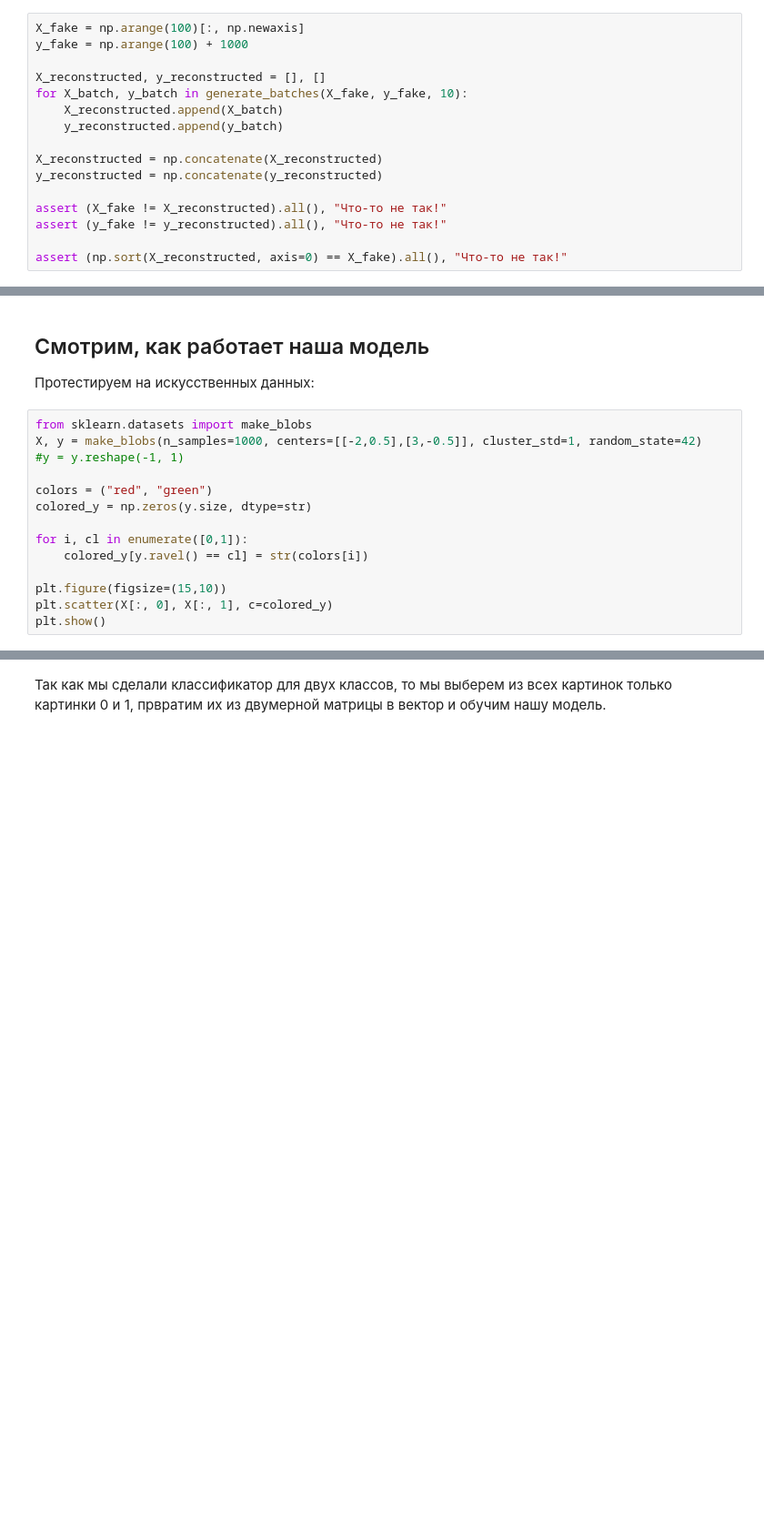
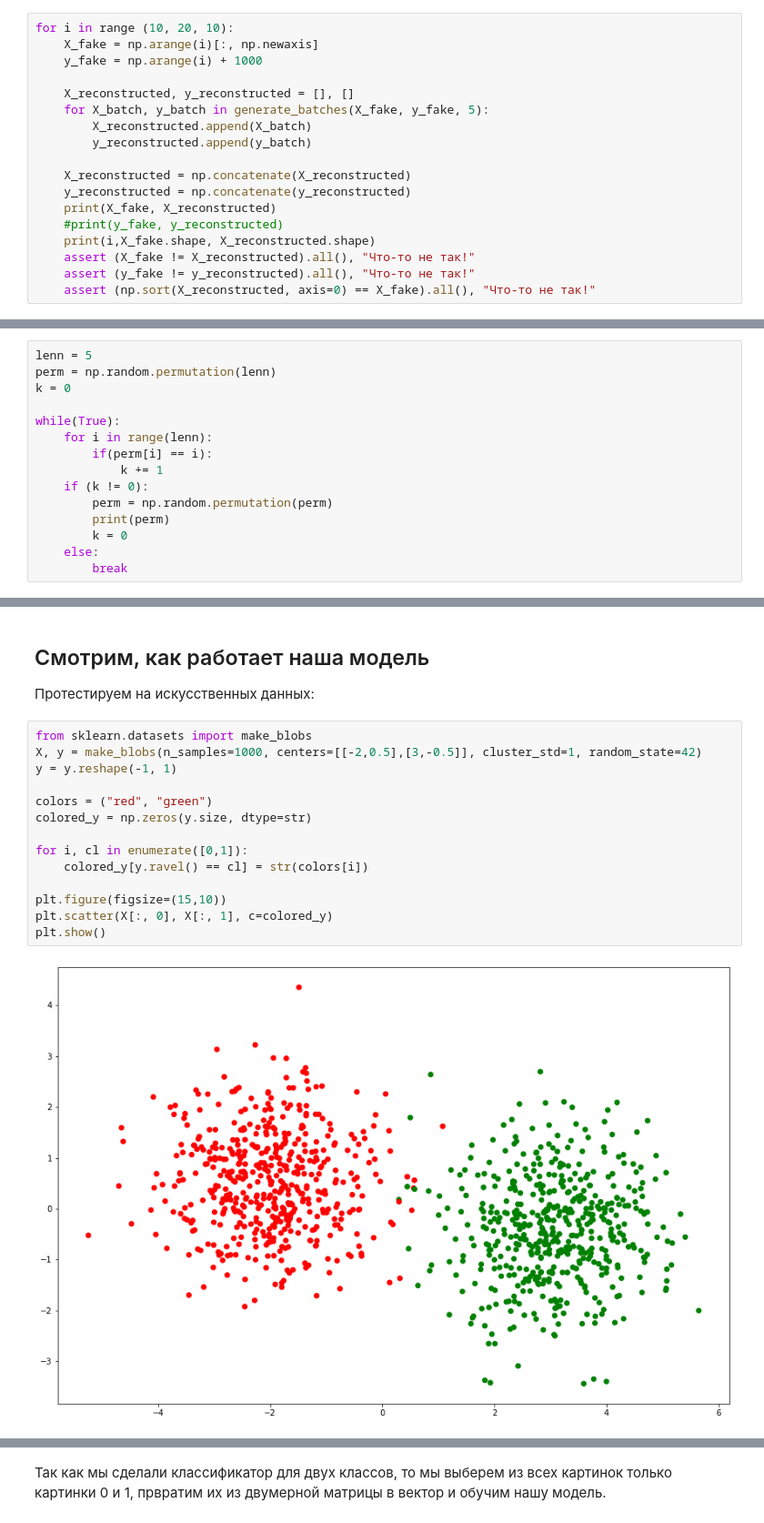
Before and after one commit to mamedov-ma/DLS, a Jupyter notebook: HW3/[homework]linear_models_fall_2021.ipynb, the cells around one changed output, grey strips where cells are left out. Shown at 91% size. Cells and saved outputs as stored; diff of their text form; blank space fills up the shorter version.

```diff
--- a/HW3/[homework]linear_models_fall_2021.ipynb
+++ b/HW3/[homework]linear_models_fall_2021.ipynb
@@ -175,18 +230,20 @@ def generate_batches(X, y, batch_size):
 
 Проверим, что наш генератор батчей перемешивает датасет и каждый элемент встречается один раз:
 # %%
-X_fake = np.arange(100)[:, np.newaxis]
-y_fake = np.arange(100) + 1000
+for i in range (10, 20, 10):
+    X_fake = np.arange(i)[:, np.newaxis]
+    y_fake = np.arange(i) + 1000
 
-X_reconstructed, y_reconstructed = [], []
-for X_batch, y_batch in generate_batches(X_fake, y_fake, 10):
-    X_reconstructed.append(X_batch)
-    y_reconstructed.append(y_batch)
+    X_reconstructed, y_reconstructed = [], []
+    for X_batch, y_batch in generate_batches(X_fake, y_fake, 5):
+        X_reconstructed.append(X_batch)
+        y_reconstructed.append(y_batch)
 
-X_reconstructed = np.concatenate(X_reconstructed)
-y_reconstructed = np.concatenate(y_reconstructed)
-
-assert (X_fake != X_reconstructed).all(), "Что-то не так!"
-assert (y_fake != y_reconstructed).all(), "Что-то не так!"
-
-assert (np.sort(X_reconstructed, axis=0) == X_fake).all(), "Что-то не так!"
+    X_reconstructed = np.concatenate(X_reconstructed)
+    y_reconstructed = np.concatenate(y_reconstructed)
+    print(X_fake, X_reconstructed)
+    #print(y_fake, y_reconstructed)
+    print(i,X_fake.shape, X_reconstructed.shape)
+    assert (X_fake != X_reconstructed).all(), "Что-то не так!"
+    assert (y_fake != y_reconstructed).all(), "Что-то не так!"
+    assert (np.sort(X_reconstructed, axis=0) == X_fake).all(), "Что-то не так!"
@@ -192,0 +271,15 @@ assert (np.sort(X_reconstructed, axis=0) == X_fake).all(), "Что-то не т
+# %%
+lenn = 5
+perm = np.random.permutation(lenn)
+k = 0
+
+while(True):
+    for i in range(lenn):
+        if(perm[i] == i):
+            k += 1
+    if (k != 0):
+        perm = np.random.permutation(perm)
+        print(perm)
+        k = 0
+    else:
+        break
@@ -406,17 +510,19 @@ assert np.allclose(grads, np.array([49.11489408, 24.4698149, 25.87049356, 25.013
 # %%
 from sklearn.datasets import make_blobs
 X, y = make_blobs(n_samples=1000, centers=[[-2,0.5],[3,-0.5]], cluster_std=1, random_state=42)
-#y = y.reshape(-1, 1)
+y = y.reshape(-1, 1)
 
 colors = ("red", "green")
 colored_y = np.zeros(y.size, dtype=str)
 
 for i, cl in enumerate([0,1]):
     colored_y[y.ravel() == cl] = str(colors[i])
 
 plt.figure(figsize=(15,10))
 plt.scatter(X[:, 0], X[:, 1], c=colored_y)
 plt.show()
+# %% [output]
+[figure, added]
 # %%
 clf = MyElasticLogisticRegression(0.1, 0.1)
 clf.fit(X, y, epochs=1000)
```
Also changed, not shown: parts of 15 cells of this notebook.
